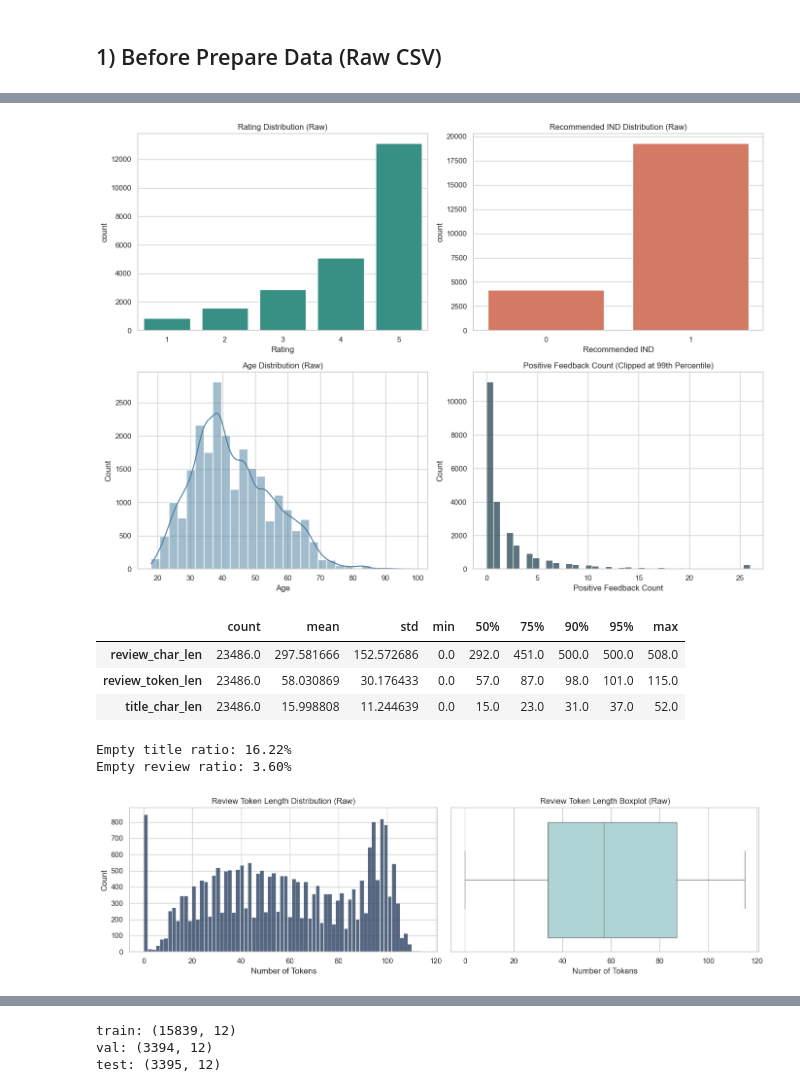
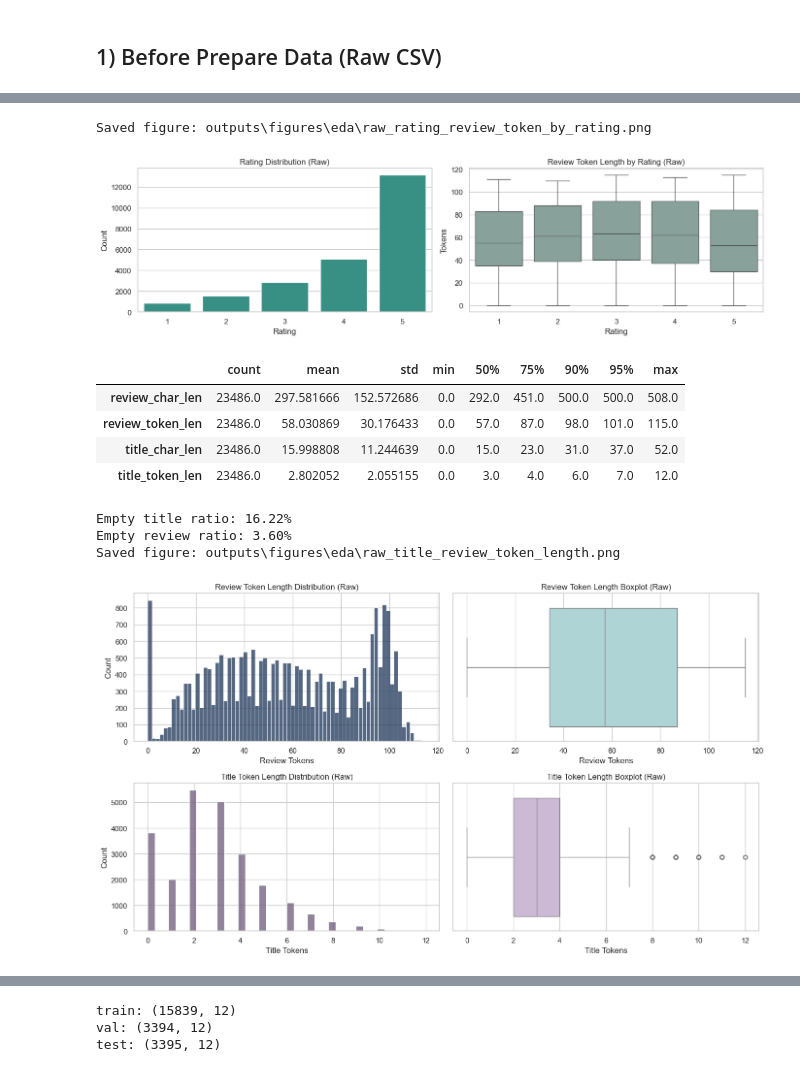
Before and after one commit to huynguyentuank22/CO3133_DL, a Jupyter notebook: notebooks/eda.ipynb, the cells around one changed output, grey strips where cells are left out. Cells and saved outputs as stored; diff of their text form; code cells hidden in the pictures.

```diff
--- a/notebooks/eda.ipynb
+++ b/notebooks/eda.ipynb
@@ -33,6 +36,16 @@ PROJECT_ROOT = find_project_root(Path.cwd().resolve())
 if str(PROJECT_ROOT) not in sys.path:
     sys.path.insert(0, str(PROJECT_ROOT))
 
+EDA_FIGURES_DIR = PROJECT_ROOT / "outputs" / "figures" / "eda"
+EDA_FIGURES_DIR.mkdir(parents=True, exist_ok=True)
+
+def save_current_figure(filename: str, dpi: int = 200) -> Path:
+    output_path = EDA_FIGURES_DIR / filename
+    plt.savefig(output_path, dpi=dpi, bbox_inches="tight")
+    print("Saved figure:", output_path.relative_to(PROJECT_ROOT))
+    return output_path
+
 print("Project root:", PROJECT_ROOT)
+print("EDA figure dir:", EDA_FIGURES_DIR)
 # %% [output]
 Project root: C:\Users\Admin\Documents\Tuan_Huy\CO3133_DL
@@ -87,34 +96,31 @@ display(raw_profile)
 # %%
 rating_series = pd.to_numeric(raw_original["Rating"], errors="coerce")
-rec_series = pd.to_numeric(raw_original["Recommended IND"], errors="coerce")
-age_series = pd.to_numeric(raw_original["Age"], errors="coerce").dropna()
-feedback_series = pd.to_numeric(raw_original["Positive Feedback Count"], errors="coerce").dropna()
+review_tokens_raw = raw_original["Review Text"].fillna("").astype(str).str.split().str.len()
 
-fig, axes = plt.subplots(2, 2, figsize=(14, 10))
+fig, axes = plt.subplots(1, 2, figsize=(14, 4))
 
 rating_order = sorted(rating_series.dropna().astype(int).unique().tolist())
-sns.countplot(x=rating_series.dropna().astype(int), order=rating_order, ax=axes[0, 0], color="#2a9d8f")
-axes[0, 0].set_title("Rating Distribution (Raw)")
-axes[0, 0].set_xlabel("Rating")
+sns.countplot(x=rating_series.dropna().astype(int), order=rating_order, ax=axes[0], color="#2a9d8f")
+axes[0].set_title("Rating Distribution (Raw)")
+axes[0].set_xlabel("Rating")
+axes[0].set_ylabel("Count")
 
-rec_order = sorted(rec_series.dropna().astype(int).unique().tolist())
-sns.countplot(x=rec_series.dropna().astype(int), order=rec_order, ax=axes[0, 1], color="#e76f51")
-axes[0, 1].set_title("Recommended IND Distribution (Raw)")
-axes[0, 1].set_xlabel("Recommended IND")
-
-sns.histplot(age_series, bins=30, kde=True, ax=axes[1, 0], color="#457b9d")
-axes[1, 0].set_title("Age Distribution (Raw)")
-axes[1, 0].set_xlabel("Age")
-
-feedback_upper = feedback_series.quantile(0.99)
-sns.histplot(feedback_series.clip(upper=feedback_upper), bins=40, ax=axes[1, 1], color="#264653")
-axes[1, 1].set_title("Positive Feedback Count (Clipped at 99th Percentile)")
-axes[1, 1].set_xlabel("Positive Feedback Count")
+tmp = pd.DataFrame({
+    "rating": rating_series,
+    "review_tokens": review_tokens_raw,
+}).dropna()
+tmp["rating"] = tmp["rating"].astype(int)
+sns.boxplot(data=tmp, x="rating", y="review_tokens", ax=axes[1], color="#84a59d")
+axes[1].set_title("Review Token Length by Rating (Raw)")
+axes[1].set_xlabel("Rating")
+axes[1].set_ylabel("Tokens")
 
 plt.tight_layout()
+save_current_figure("raw_rating_review_token_by_rating.png")
 plt.show()
 # %% [output]
+Saved figure: outputs\figures\eda\raw_rating_review_token_by_rating.png
-[figure, old version]
+[figure, new version]
 # %%
 review_text_raw = raw_original["Review Text"].fillna("").astype(str)
 title_text_raw = raw_original["Title"].fillna("").astype(str)
@@ -123,29 +129,41 @@ raw_text_stats = pd.DataFrame({
     "review_char_len": review_text_raw.str.len(),
     "review_token_len": review_text_raw.str.split().str.len(),
     "title_char_len": title_text_raw.str.len(),
+    "title_token_len": title_text_raw.str.split().str.len(),
 })
 
 display(raw_text_stats.describe(percentiles=[0.5, 0.75, 0.9, 0.95]).T)
 print(f"Empty title ratio: {(title_text_raw.str.strip() == '').mean() * 100:.2f}%")
 print(f"Empty review ratio: {(review_text_raw.str.strip() == '').mean() * 100:.2f}%")
 
-fig, axes = plt.subplots(1, 2, figsize=(14, 4))
-sns.histplot(raw_text_stats["review_token_len"], bins=70, ax=axes[0], color="#1d3557")
-axes[0].set_title("Review Token Length Distribution (Raw)")
-axes[0].set_xlabel("Number of Tokens")
+fig, axes = plt.subplots(2, 2, figsize=(14, 8))
+sns.histplot(raw_text_stats["review_token_len"], bins=70, ax=axes[0, 0], color="#1d3557")
+axes[0, 0].set_title("Review Token Length Distribution (Raw)")
+axes[0, 0].set_xlabel("Review Tokens")
 
-sns.boxplot(x=raw_text_stats["review_token_len"], ax=axes[1], color="#a8dadc")
-axes[1].set_title("Review Token Length Boxplot (Raw)")
-axes[1].set_xlabel("Number of Tokens")
+sns.boxplot(x=raw_text_stats["review_token_len"], ax=axes[0, 1], color="#a8dadc")
+axes[0, 1].set_title("Review Token Length Boxplot (Raw)")
+axes[0, 1].set_xlabel("Review Tokens")
+
+sns.histplot(raw_text_stats["title_token_len"], bins=40, ax=axes[1, 0], color="#6d597a")
+axes[1, 0].set_title("Title Token Length Distribution (Raw)")
+axes[1, 0].set_xlabel("Title Tokens")
+
+sns.boxplot(x=raw_text_stats["title_token_len"], ax=axes[1, 1], color="#cdb4db")
+axes[1, 1].set_title("Title Token Length Boxplot (Raw)")
+axes[1, 1].set_xlabel("Title Tokens")
 
 plt.tight_layout()
+save_current_figure("raw_title_review_token_length.png")
 plt.show()
 # %% [output]
 |  | count | mean | std | min | 50% | 75% | 90% | 95% | max |
 | review_char_len | 23486.0 | 297.581666 | 152.572686 | 0.0 | 292.0 | 451.0 | 500.0 | 500.0 | 508.0 |
 | review_token_len | 23486.0 | 58.030869 | 30.176433 | 0.0 | 57.0 | 87.0 | 98.0 | 101.0 | 115.0 |
 | title_char_len | 23486.0 | 15.998808 | 11.244639 | 0.0 | 15.0 | 23.0 | 31.0 | 37.0 | 52.0 |
+| title_token_len | 23486.0 | 2.802052 | 2.055155 | 0.0 | 3.0 | 4.0 | 6.0 | 7.0 | 12.0 |
 Empty title ratio: 16.22%
 Empty review ratio: 3.60%
+Saved figure: outputs\figures\eda\raw_title_review_token_length.png
-[figure, old version]
+[figure, new version]
 # %%
```
Also changed, not shown: parts of 14 cells of this notebook, 17 other files.
